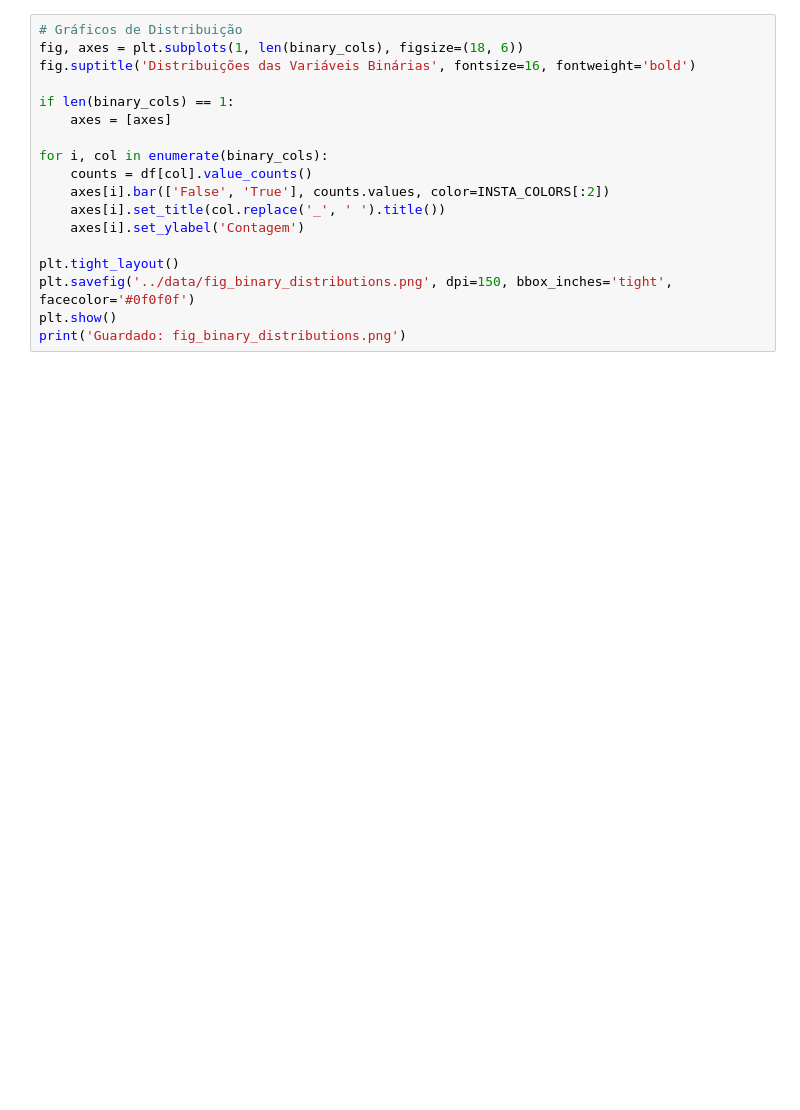
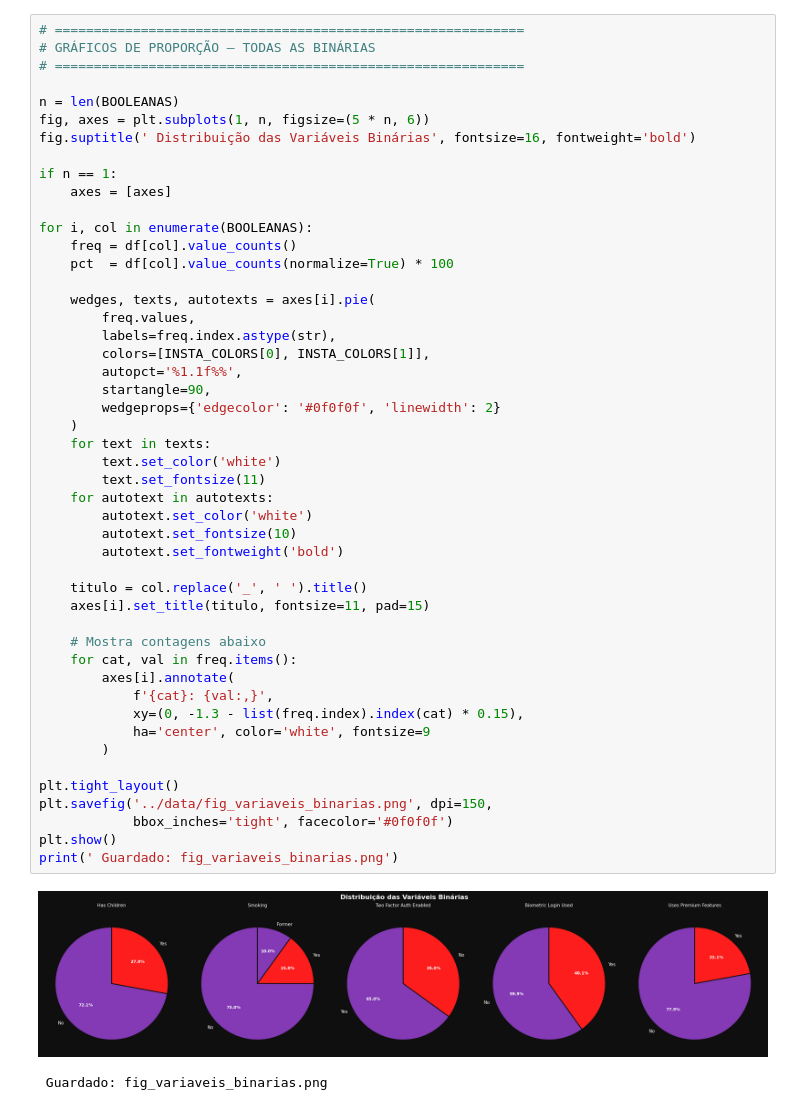
Before and after one commit to Mikael-Braun/LaboratoryOfDataAnalysis, a Jupyter notebook: notebooks/04_binary_variables.ipynb, the cells around one changed output. Saved outputs shown, nothing was run; the diff lists cells and outputs as text; blank space fills up the shorter version.

```diff
--- a/notebooks/04_binary_variables.ipynb
+++ b/notebooks/04_binary_variables.ipynb
@@ -58,19 +99,52 @@ for col in binary_cols:
 # %%
-# Gráficos de Distribuição
-fig, axes = plt.subplots(1, len(binary_cols), figsize=(18, 6))
-fig.suptitle('Distribuições das Variáveis Binárias', fontsize=16, fontweight='bold')
+# ============================================================
+# GRÁFICOS DE PROPORÇÃO — TODAS AS BINÁRIAS
+# ============================================================
 
-if len(binary_cols) == 1:
+n = len(BOOLEANAS)
+fig, axes = plt.subplots(1, n, figsize=(5 * n, 6))
+fig.suptitle(' Distribuição das Variáveis Binárias', fontsize=16, fontweight='bold')
+
+if n == 1:
     axes = [axes]
 
-for i, col in enumerate(binary_cols):
-    counts = df[col].value_counts()
-    axes[i].bar(['False', 'True'], counts.values, color=INSTA_COLORS[:2])
-    axes[i].set_title(col.replace('_', ' ').title())
-    axes[i].set_ylabel('Contagem')
+for i, col in enumerate(BOOLEANAS):
+    freq = df[col].value_counts()
+    pct  = df[col].value_counts(normalize=True) * 100
+
+    wedges, texts, autotexts = axes[i].pie(
+        freq.values,
+        labels=freq.index.astype(str),
+        colors=[INSTA_COLORS[0], INSTA_COLORS[1]],
+        autopct='%1.1f%%',
+        startangle=90,
+        wedgeprops={'edgecolor': '#0f0f0f', 'linewidth': 2}
+    )
+    for text in texts:
+        text.set_color('white')
+        text.set_fontsize(11)
+    for autotext in autotexts:
+        autotext.set_color('white')
+        autotext.set_fontsize(10)
+        autotext.set_fontweight('bold')
+
+    titulo = col.replace('_', ' ').title()
+    axes[i].set_title(titulo, fontsize=11, pad=15)
+
+    # Mostra contagens abaixo
+    for cat, val in freq.items():
+        axes[i].annotate(
+            f'{cat}: {val:,}',
+            xy=(0, -1.3 - list(freq.index).index(cat) * 0.15),
+            ha='center', color='white', fontsize=9
+        )
 
 plt.tight_layout()
-plt.savefig('../data/fig_binary_distributions.png', dpi=150, bbox_inches='tight', facecolor='#0f0f0f')
+plt.savefig('../data/fig_variaveis_binarias.png', dpi=150,
+            bbox_inches='tight', facecolor='#0f0f0f')
 plt.show()
-print('Guardado: fig_binary_distributions.png')
+print(' Guardado: fig_variaveis_binarias.png')
+# %% [output]
+[figure, added]
+ Guardado: fig_variaveis_binarias.png
 # %%
```
Also changed, not shown: parts of 14 cells of this notebook, 45 other files.
